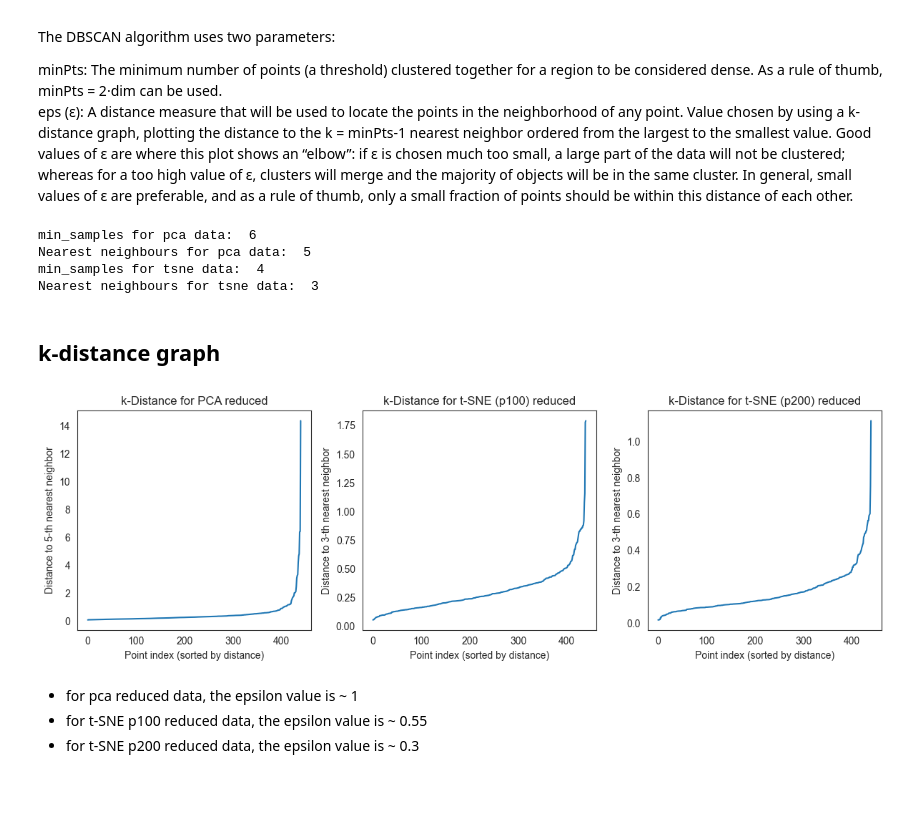
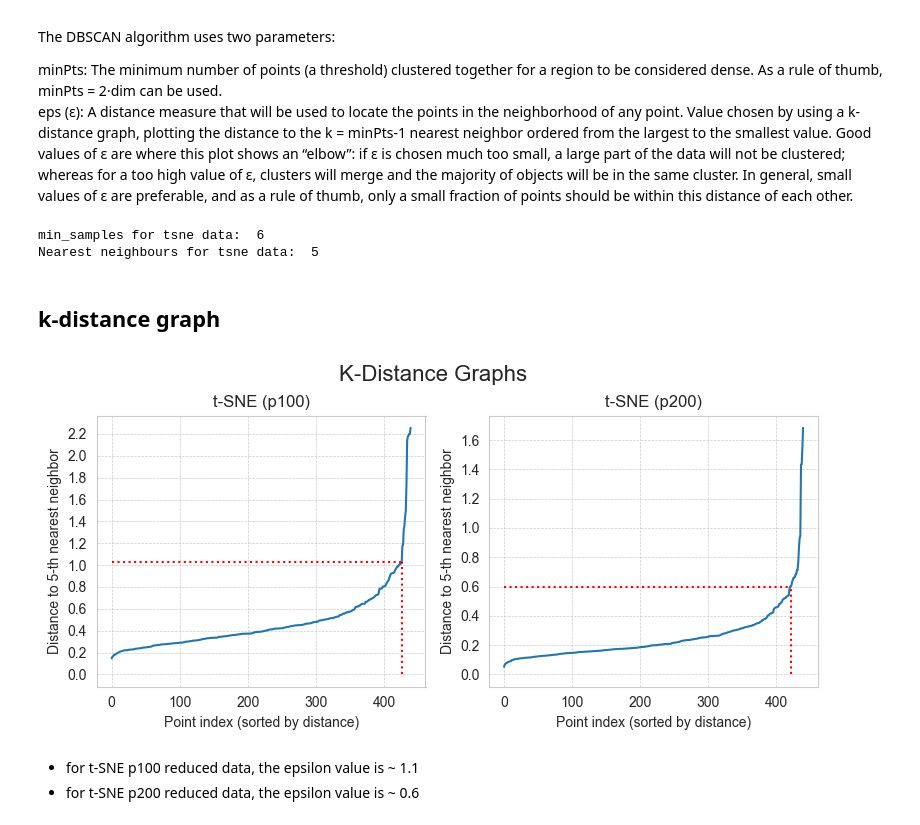
Before and after one commit to leonswl/ntu-msds-sd6125, a Jupyter notebook: notebooks/wholesale_customer_data_jo.ipynb, the cells around one changed output. Cells and saved outputs as stored; diff of their text form; code cells hidden in the pictures; blank space fills up the shorter version.

```diff
--- a/notebooks/wholesale_customer_data_jo.ipynb
+++ b/notebooks/wholesale_customer_data_jo.ipynb
@@ -548,0 +447,11 @@ plt.show()
+# %%
+ss_tsne100 = []; ss_tsne200 = []; kmax = 4
+
+for k in range(2, kmax + 1):
+    Aggc = AgglomerativeClustering(n_clusters = k, affinity = 'euclidean', linkage = 'ward').fit(tsne_X_scaled_p100)
+    labels = Aggc.labels_
+    ss_tsne100.append(silhouette_score(tsne_X_scaled_p100, labels, metric = 'euclidean'))
+
+    Aggc = AgglomerativeClustering(n_clusters = k, affinity = 'euclidean', linkage = 'ward').fit(tsne_X_scaled_p200)
+    labels = Aggc.labels_
+    ss_tsne200.append(silhouette_score(tsne_X_scaled_p200, labels, metric = 'euclidean'))
@@ -557,81 +606,79 @@ The DBSCAN algorithm uses two parameters:
 minPts: The minimum number of points (a threshold) clustered together for a region to be considered dense. As a rule of thumb, minPts = 2·dim can be used.
 eps (ε): A distance measure that will be used to locate the points in the neighborhood of any point. Value chosen by using a k-distance graph, plotting the distance to the k = minPts-1 nearest neighbor ordered from the largest to the smallest value. Good values of ε are where this plot shows an “elbow”: if ε is chosen much too small, a large part of the data will not be clustered; whereas for a too high value of ε, clusters will merge and the majority of objects will be in the same cluster. In general, small values of ε are preferable, and as a rule of thumb, only a small fraction of points should be within this distance of each other.
 # %%
-min_samples_pca = 2*len(pca_X_final.columns)
-print('min_samples for pca data: ', min_samples_pca)
-NN_pca = min_samples_pca - 1
-print('Nearest neighbours for pca data: ', NN_pca)
-
 min_samples_tsne = 2*len(tsne_X_scaled_p100.columns)
 print('min_samples for tsne data: ', min_samples_tsne)
 NN_tsne = min_samples_tsne - 1
 print('Nearest neighbours for tsne data: ', NN_tsne)
 # %% [output]
-min_samples for pca data:  6
-Nearest neighbours for pca data:  5
-min_samples for tsne data:  4
-Nearest neighbours for tsne data:  3
+min_samples for tsne data:  6
+Nearest neighbours for tsne data:  5
 # %% [markdown]
 ## k-distance graph
 # %%
 # distance to the k-th nearest neighbor
-neigh = NearestNeighbors(n_neighbors=NN_pca)
-neigh.fit(pca_X_final)
-distances, indices = neigh.kneighbors(pca_X_final)
-sorted_distances = np.sort(distances[:, NN_pca-1], axis=0)
-
-pca_k_distance = pd.DataFrame({
-    'Point Index': range(len(sorted_distances)),
-    f'Distance to {NN_pca}-th Nearest Neighbor': sorted_distances
-})
-
 neigh = NearestNeighbors(n_neighbors=NN_tsne)
 neigh.fit(tsne_X_scaled_p100)
 distances, indices = neigh.kneighbors(tsne_X_scaled_p100)
 sorted_distances = np.sort(distances[:, NN_tsne-1], axis=0)
 
 tsne_p100_k_distance = pd.DataFrame({
     'Point Index': range(len(sorted_distances)),
     f'Distance to {NN_tsne}-th Nearest Neighbor': sorted_distances
 })
 
 neigh = NearestNeighbors(n_neighbors=NN_tsne)
 neigh.fit(tsne_X_scaled_p200)
 distances, indices = neigh.kneighbors(tsne_X_scaled_p200)
 sorted_distances = np.sort(distances[:, NN_tsne-1], axis=0)
 
 tsne_p200_k_distance = pd.DataFrame({
     'Point Index': range(len(sorted_distances)),
     f'Distance to {NN_tsne}-th Nearest Neighbor': sorted_distances
 })
 
-fig, axes = plt.subplots(1, 3, figsize=(12, 4))
+fig, axes = plt.subplots(1, 2, figsize=(8, 4))
+fig.suptitle('K-Distance Graphs', fontsize=16, y=0.95)
+
 ax = axes[0]
-sns.lineplot(data=pca_k_distance, x='Point Index', y=f'Distance to {NN_pca}-th Nearest Neighbor', ax=ax)
-ax.set_title('k-Distance for PCA reduced')
+
+target = 1.1
+closest_row = tsne_p100_k_distance.iloc[(tsne_p100_k_distance['Distance to 5-th Nearest Neighbor'] - target).abs().argsort()[:1]]
+closest_x = closest_row['Point Index'].values[0]
+closest_y = closest_row['Distance to 5-th Nearest Neighbor'].values[0]
+
+sns.lineplot(data=tsne_p100_k_distance, x='Point Index', y=f'Distance to {NN_tsne}-th Nearest Neighbor', ax=ax)
+ax.plot([closest_x, closest_x], [0, closest_y], color='r', linestyle=':', label=f'X to {closest_x}')
+ax.plot([0, closest_x], [closest_y, closest_y], color='r', linestyle=':', label=f'Y to {closest_y}')
+ax.set_title('t-SNE (p100)')
 ax.set_xlabel('Point index (sorted by distance)')
-ax.set_ylabel(f'Distance to {NN_pca}-th nearest neighbor')
+ax.set_ylabel(f'Distance to {NN_tsne}-th nearest neighbor')
+ax.grid(True, which='both', linestyle='--', linewidth=0.5)
+ax.yaxis.set_major_locator(MultipleLocator(0.2))
 
 ax = axes[1]
-sns.lineplot(data=tsne_p100_k_distance, x='Point Index', y=f'Distance to {NN_tsne}-th Nearest Neighbor', ax=ax)
-ax.set_title('k-Distance for t-SNE (p100) reduced')
+target = 0.6
+closest_row = tsne_p200_k_distance.iloc[(tsne_p200_k_distance['Distance to 5-th Nearest Neighbor'] - target).abs().argsort()[:1]]
+closest_x = closest_row['Point Index'].values[0]
+closest_y = closest_row['Distance to 5-th Nearest Neighbor'].values[0]
+
+sns.lineplot(data=tsne_p200_k_distance, x='Point Index', y=f'Distance to {NN_tsne}-th Nearest Neighbor', ax=ax)
+ax.plot([closest_x, closest_x], [0, closest_y], color='r', linestyle=':', label=f'X to {closest_x}')
+ax.plot([0, closest_x], [closest_y, closest_y], color='r', linestyle=':', label=f'Y to {closest_y}')
+ax.set_title('t-SNE (p200)')
 ax.set_xlabel('Point index (sorted by distance)')
 ax.set_ylabel(f'Distance to {NN_tsne}-th nearest neighbor')
-
-ax = axes[2]
-sns.lineplot(data=tsne_p200_k_distance, x='Point Index', y=f'Distance to {NN_tsne}-th Nearest Neighbor', ax=ax)
-ax.set_title('k-Distance for t-SNE (p200) reduced')
-ax.set_xlabel('Point index (sorted by distance)')
-ax.set_ylabel(f'Distance to {NN_tsne}-th nearest neighbor')
+ax.grid(True, which='both', linestyle='--', linewidth=0.5)
+ax.yaxis.set_major_locator(MultipleLocator(0.2))
 
 plt.tight_layout()
 plt.show()
+#plt.savefig('./07_kdist.png', dpi=300)
 # %% [output]
-[figure, old version]
+[figure, new version]
 # %% [markdown]
-- for pca reduced data, the epsilon value is ~ 1
-- for t-SNE p100 reduced data, the epsilon value is ~ 0.55
-- for t-SNE p200 reduced data, the epsilon value is ~ 0.3
+- for t-SNE p100 reduced data, the epsilon value is ~ 1.1
+- for t-SNE p200 reduced data, the epsilon value is ~ 0.6
 # %%
 def optimise_dbscan_params(data, min_samples, eps):
 
```
Also changed, not shown: parts of 36 cells of this notebook.
